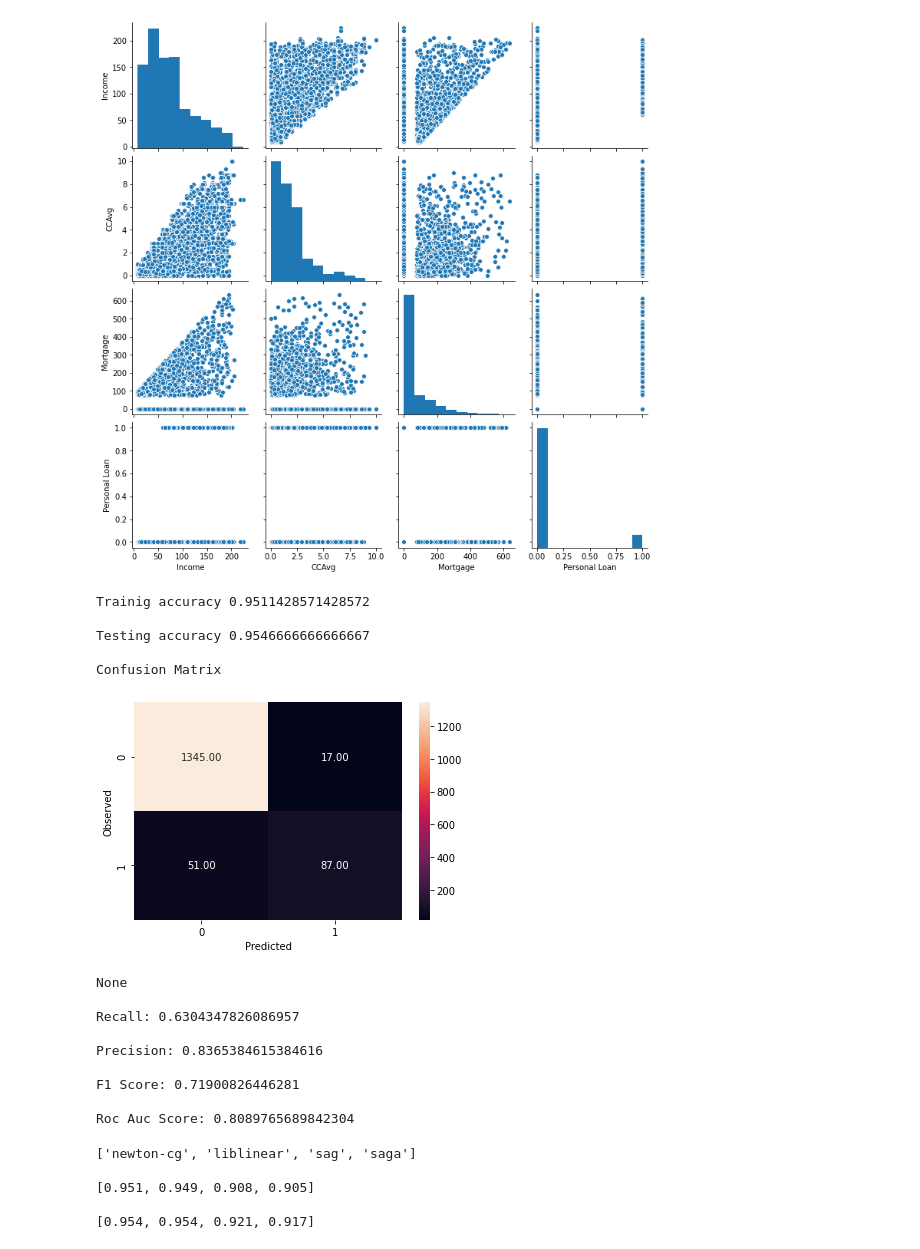
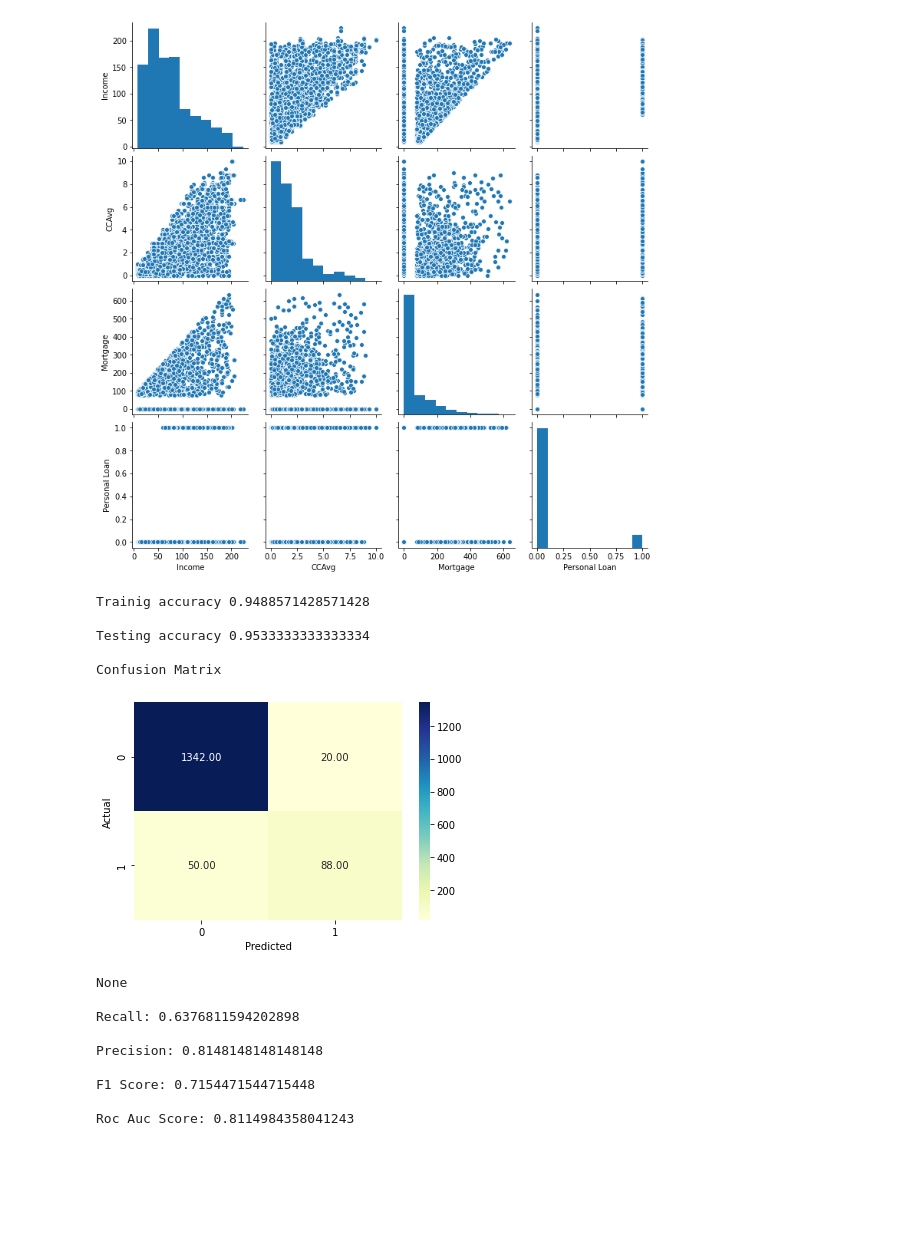
Before and after one commit to GreatLearningAIML1/gl-pgp-aiml-uta-intl-may20-prasadwrites, a Jupyter notebook: Supervised Learning/TheraBankPersonalLoanCampaign.ipynb, the cells around one changed output. Drawn from its saved outputs; the diff is of its cells as text; code cells hidden in the pictures; blank space fills up the shorter version.

Commit message:
Adjusted the parameters for logistic regression

```diff
--- a/Supervised Learning/TheraBankPersonalLoanCampaign.ipynb
+++ b/Supervised Learning/TheraBankPersonalLoanCampaign.ipynb
@@ -222,29 +252,14 @@ sns.pairplot(customerData, vars=[ 'Income','CCAvg', 'Mortgage', 'Personal Loan']
 <seaborn.axisgrid.PairGrid at 0x...>
 [figure]
 # %%
-## confusion matrix
+# drawing confusion matrix
 def draw_confusion_matrix( actual, predicted ):
     cm = confusion_matrix( actual, predicted)
-    sns.heatmap(cm, annot=True,  fmt='.2f', xticklabels = [0,1] , yticklabels = [0,1] )
-    plt.ylabel('Observed')
+    sns.heatmap(cm,cmap="YlGnBu", annot=True,  fmt='.2f', xticklabels = [0,1] , yticklabels = [0,1] )
+    plt.ylabel('Actual')
     plt.xlabel('Predicted')
     plt.show()
 # %%
-# ID: Customer ID
-# Age: Customer's age in completed years
-# Experience: #years of professional experience
-# Income: Annual income of the customer ($000)
-# ZIP Code: Home Address ZIP code.
-# Family: Family size of the customer
-# CCAvg: Avg. spending on credit cards per month ($000)
-# Education: Education Level. 1: Undergrad; 2: Graduate; 3: Advanced/Professional
-# Mortgage: Value of house mortgage if any. ($000)
-# Personal Loan: Did this customer accept the personal loan offered in the last campaign?
-# Securities Account: Does the customer have a securities account with the bank?
-# CD Account: Does the customer have a certificate of deposit (CD) account with the bank?
-# Online: Does the customer use internet banking facilities?
-# Credit card: Does the customer use a credit card issued by the bank?
-
 #we had already dropped non relevant data like ID and ZIP code
 #we are going to split the dataset for training and testing with a 70:30 cut
 
@@ -252,69 +267,43 @@ x=customerData.drop("Personal Loan",axis=1)
 y=customerData["Personal Loan"]
 
 #split the data into train and test
 from sklearn.model_selection import train_test_split
 x_train,x_test,y_train,y_test=train_test_split(x,y,test_size=0.3,random_state=7)
 
 from sklearn.metrics import confusion_matrix, recall_score, precision_score, f1_score, roc_auc_score,accuracy_score
 from sklearn.linear_model import LogisticRegression
 
-logreg = LogisticRegression(random_state=30, penalty='l2', C = 0.90,solver='newton-cg')
+logreg = LogisticRegression(random_state=30, penalty='l2', C = 0.90,solver='liblinear')
 logreg.fit(x_train, y_train)
 y_predict = logreg.predict(x_test)
 
 print("Trainig accuracy",logreg.score(x_train,y_train))
 print()
 print("Testing accuracy",logreg.score(x_test, y_test))
 print()
-
 print('Confusion Matrix')
 print(draw_confusion_matrix(y_test,y_predict))
 print()
 print("Recall:",recall_score(y_test,y_predict))
 print()
 print("Precision:",precision_score(y_test,y_predict))
 print()
 print("F1 Score:",f1_score(y_test,y_predict))
 print()
 print("Roc Auc Score:",roc_auc_score(y_test,y_predict))
 # %% [output]
-Trainig accuracy 0.9511428571428572
+Trainig accuracy 0.9488571428571428
 
-Testing accuracy 0.9546666666666667
+Testing accuracy 0.9533333333333334
 
 Confusion Matrix
-[figure, old version]
+[figure, new version]
 None
 
-Recall: 0.6304347826086957
+Recall: 0.6376811594202898
 
-Precision: 0.8365384615384616
+Precision: 0.8148148148148148
 
-F1 Score: 0.71900826446281
+F1 Score: 0.7154471544715448
 
-Roc Auc Score: 0.8089765689842304
+Roc Auc Score: 0.8114984358041243
-# %%
-# Running a loop to check different values of 'solver'
-# all solver can be used with l2, only 'liblinear' and 'saga' works with both 'l1' and 'l2'
-
-train_score=[]
-test_score=[]
-solver = ['newton-cg','liblinear','sag','saga']
-for i in solver:
-    model = LogisticRegression(random_state=42,penalty='l2', C = 0.75,solver=i)  # changing values of solver
-    model.fit(x_train, y_train)
-    y_predict = model.predict(x_test)
-    train_score.append(round(model.score(x_train, y_train),3))
-    test_score.append(round(model.score(x_test, y_test),3))
-
-print(solver)
-print()
-print(train_score)
-print()
-print(test_score)
-# %% [output]
-['newton-cg', 'liblinear', 'sag', 'saga']
-
-[0.951, 0.949, 0.908, 0.905]
-
-[0.954, 0.954, 0.921, 0.917]
```
Also changed, not shown: parts of 10 cells of this notebook, 1 other file.
